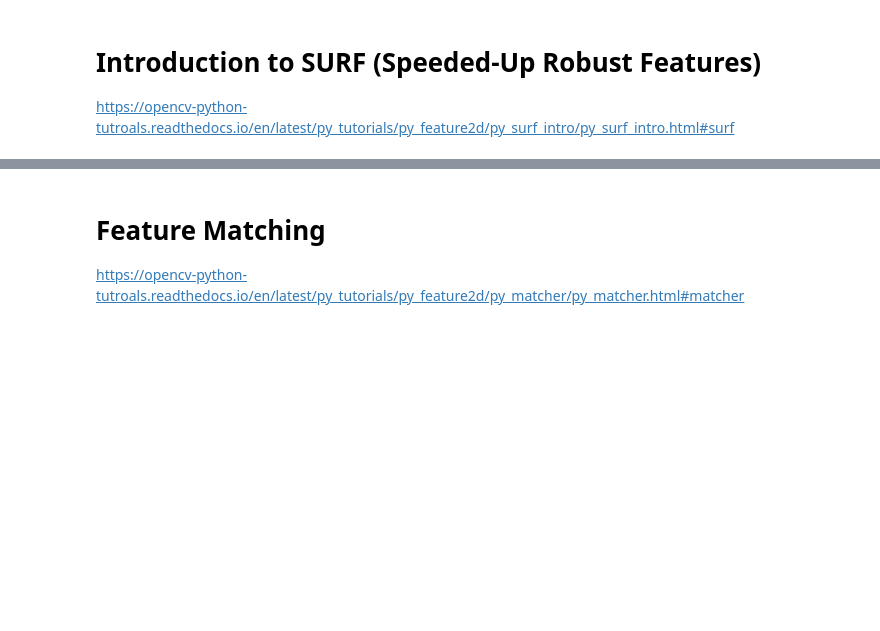
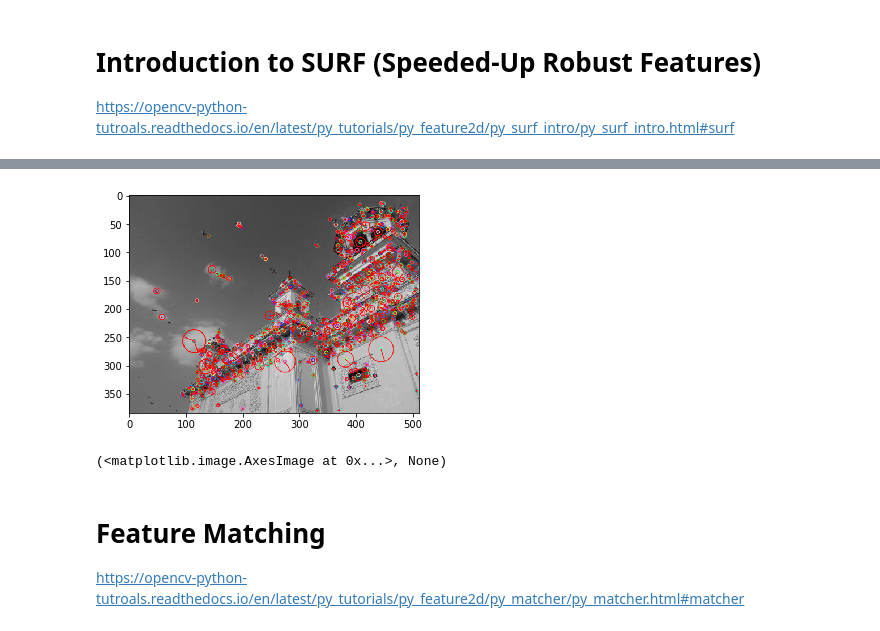
Before and after one commit to koikelab-team/opencv-workshop, a Jupyter notebook: 4 Feature Detection.ipynb, the cells around one changed output, grey strips where cells are left out. Saved outputs shown, nothing was run; the diff lists cells and outputs as text; code cells hidden in the pictures; blank space fills up the shorter version.

```diff
--- a/4 Feature Detection.ipynb
+++ b/4 Feature Detection.ipynb
@@ -56,3 +63,9 @@ NameError: name 'cv2' is not defined
+# %%
+img2 = cv2.drawKeypoints(img,kp,None,(255,0,0),4)
+plt.imshow(img2),plt.show()
+# %% [output]
+[figure, added]
+(<matplotlib.image.AxesImage at 0x...>, None)
 # %% [markdown]
 # Feature Matching
 
```
Also changed, not shown: parts of 3 cells of this notebook, 1 other file.
